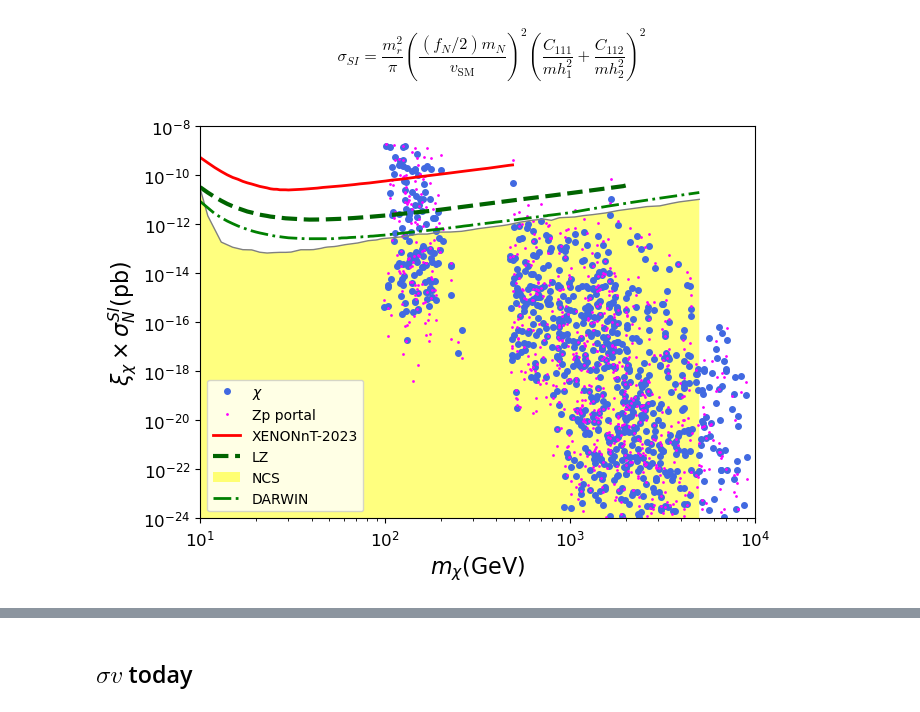
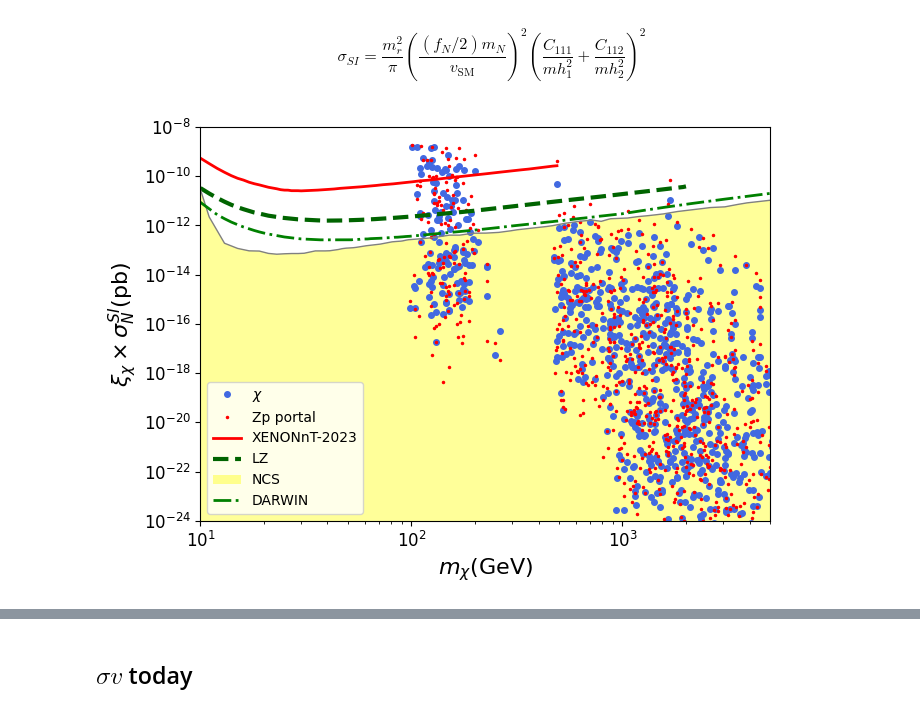
Before and after one commit to davidsuarezr/MDEO, a Jupyter notebook: random-scan-v3.ipynb, the cells around one changed output, grey strips where cells are left out. Saved outputs shown, nothing was run; the diff lists cells and outputs as text; code cells hidden in the pictures.

```diff
--- a/random-scan-v3.ipynb
+++ b/random-scan-v3.ipynb
@@ -30,7 +30,7 @@ t1=time.time()
 
 x=[]
 
-Num = 1
+Num = 5
 
 for i in range(0,Num):
 
@@ -51,7 +51,7 @@ for i in range(0,Num):
     gamma = 1.0/np.sqrt(1.0+np.tan(2.0*theta)**2.0)
 
     mh1=125.1
-    mh2= np.exp(np.random.uniform(np.log(1.0e3),np.log(5.0e3)))
+    mh2= np.exp(np.random.uniform(np.log(1.0e3),np.log(5.0e3))) # WARNING
     Lam1=(0.5/VEV**2.0)*(mh1**2.0+mh2**2.0-gamma*(mh2**2.0-mh1**2.0))
 
     Lam2 = np.exp(np.random.uniform(np.log(10**(-4)),np.log(10**(0)))) #conj[Et].Et.conj[Et].Et
@@ -145,6 +145,10 @@ for i in range(0,Num):
     mns_1 = YUKS['mns_1']
     mns_2 = YUKS['mns_2']
 
+    #No scalar DM
+    if mns_1 < mChi or mns_1 < mXi_1:
+        continue
+
     ##hdij->YnLij
     xdict.blocks['YNLIN'].entries[1,1]='%.6E    # YnL(1,1)'%YnL11
     xdict.blocks['YNLIN'].entries[1,2]='%.6E    # YnL(1,2)'%YnL12
@@ -532,7 +562,7 @@ Image("SI-mass-basis.png", width=150)
 #Parameters
 fN = 0.25
 #SARAH
-v = 246.
+v = 246.2
 #nucleon mass in GeV (proton)
 MNp = 938.27*1.e-3
 #939.5 (neutron mass)
@@ -570,43 +600,43 @@ xd['SIscalar_xi'] = (xd['mrXi_1']**2/np.pi)*(MNn*fN/(2.*v))**2*(xd.cxxh1/(xd.mh1
 plt.figure(figsize=(7,5))
 
 plt.loglog(xd.mChi, (xd.Omega1/Omega)*xd.SIN1, color='royalblue', marker='o',ms=4,linestyle='', label=r'$\chi$')
-plt.loglog(xd.mChi, (xd.Omega1/Omega)*(xd.SIZp_Chi+0.*xd.SIZ_Chi), color='magenta', marker='.',ms=2,linestyle='', label=r'Zp portal')
+plt.loglog(xd.mChi, (xd.Omega1/Omega)*(xd.SIZp_Chi+0.*xd.SIZ_Chi), color='red', marker='.',ms=3,linestyle='', label=r'Zp portal')
 
 #plt.loglog(xDM.mChi, (xDM.Omega1/Omega)*xDM.SIN1, color='black', marker='.',ms=2,linestyle='', label=r'$\Omega h^2=0.12$')
 
 #XENON1T
 n=np.arange(10,490)
 plt.loglog(n,XENONnT(n)*1e+36,'r-',lw=2,label='XENONnT-2023')
 
 #plt LZ
 n=np.arange(10,2000)
 plt.semilogy(n,LZSI(n)*1e+36,color='darkgreen',linestyle='--',lw=3,label='LZ')
 
 #Neutrino coherent scattering
 n=np.arange(1,5.e+3,2)
 plt.loglog(n,NCS(n),color='grey',lw=1.0,label='')
 back=[]
 for i in range(0,len(n)):
     m = NCS(n[i])
     back.append(m)
 back=np.asarray(back)
-plt.fill_between(n,1.e-38,back,facecolor='yellow',alpha=0.5,label='NCS')
+plt.fill_between(n,1.e-38,back,facecolor='yellow',alpha=0.4,label='NCS')
 
 # DARWIN SI
 n=np.arange(6,5000)
 plt.loglog(n,DARSI(n)*1e+36,color='green',linestyle='-.',lw=2,label='DARWIN')
 
 plt.xlabel(r'$m_{\chi}$(GeV)',size=16)
 plt.ylabel(r'$\xi_{\chi}\times\sigma_N^{SI}$(pb)',size=16)
 plt.legend(prop={'size':10},loc='best')
-plt.xlim(1e1,1e4)
+plt.xlim(1e1,5e3)
 plt.ylim(1e-24,1e-8)
 
 plt.tight_layout()
 #plt.savefig('plots/SI-chi.pdf')
 plt.show()
 # %% [output]
-[figure, old version]
+[figure, new version]
 # %%
 plt.figure(figsize=(7,5))
 
```
Also changed, not shown: parts of 34 cells of this notebook, 4 other files.
